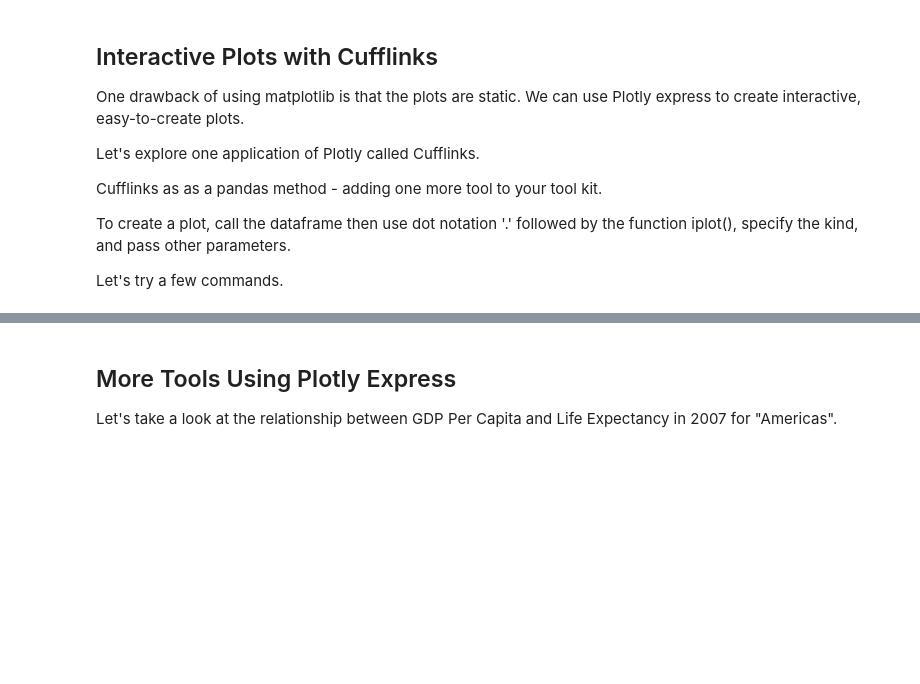
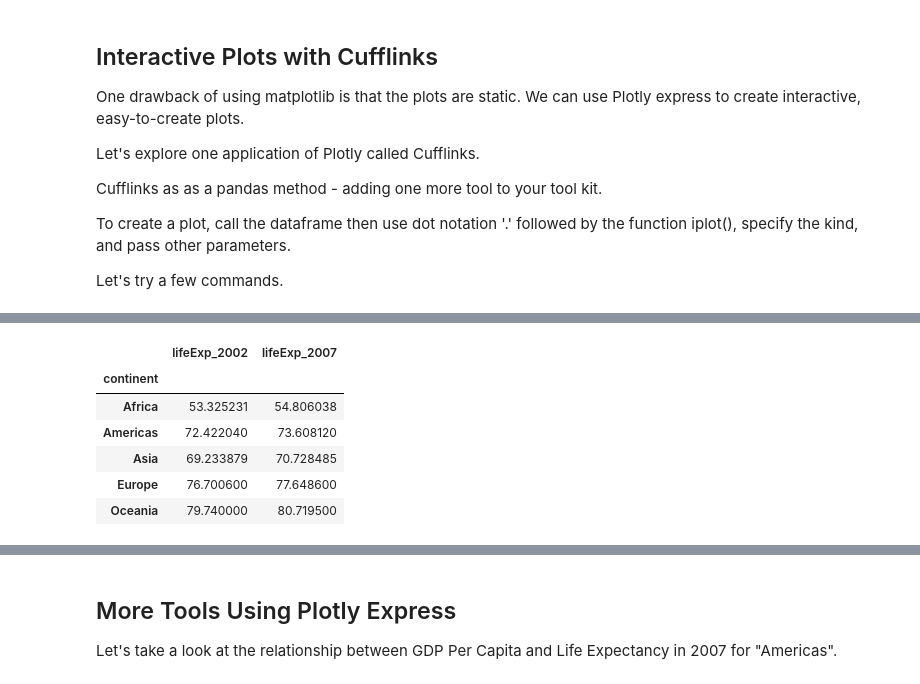
Before and after one commit to lfunderburk/IntroToPython-online, a Jupyter notebook: Workshop-Visualization.ipynb, the cells around one changed output, grey strips where cells are left out. Cells and saved outputs as stored; diff of their text form; code cells hidden in the pictures; blank space fills up the shorter version.

```diff
--- a/Workshop-Visualization.ipynb
+++ b/Workshop-Visualization.ipynb
@@ -141 +257,12 @@ gdp_2002_2007.iplot(kind='bar',title="Average GDP by continent, 2002, 2007")
+# %%
+life_2002_2007 = all_of_gp.groupby("continent")[["lifeExp_2002", "lifeExp_2007"]].mean()
+life_2002_2007
+# %% [output]
+|  | lifeExp_2002 | lifeExp_2007 |
+| continent |  |  |
+| Africa | 53.325231 | 54.806038 |
+| Americas | 72.422040 | 73.608120 |
+| Asia | 69.233879 | 70.728485 |
+| Europe | 76.700600 | 77.648600 |
+| Oceania | 79.740000 | 80.719500 |
 # %%
```
Also changed, not shown: parts of 42 cells of this notebook.
